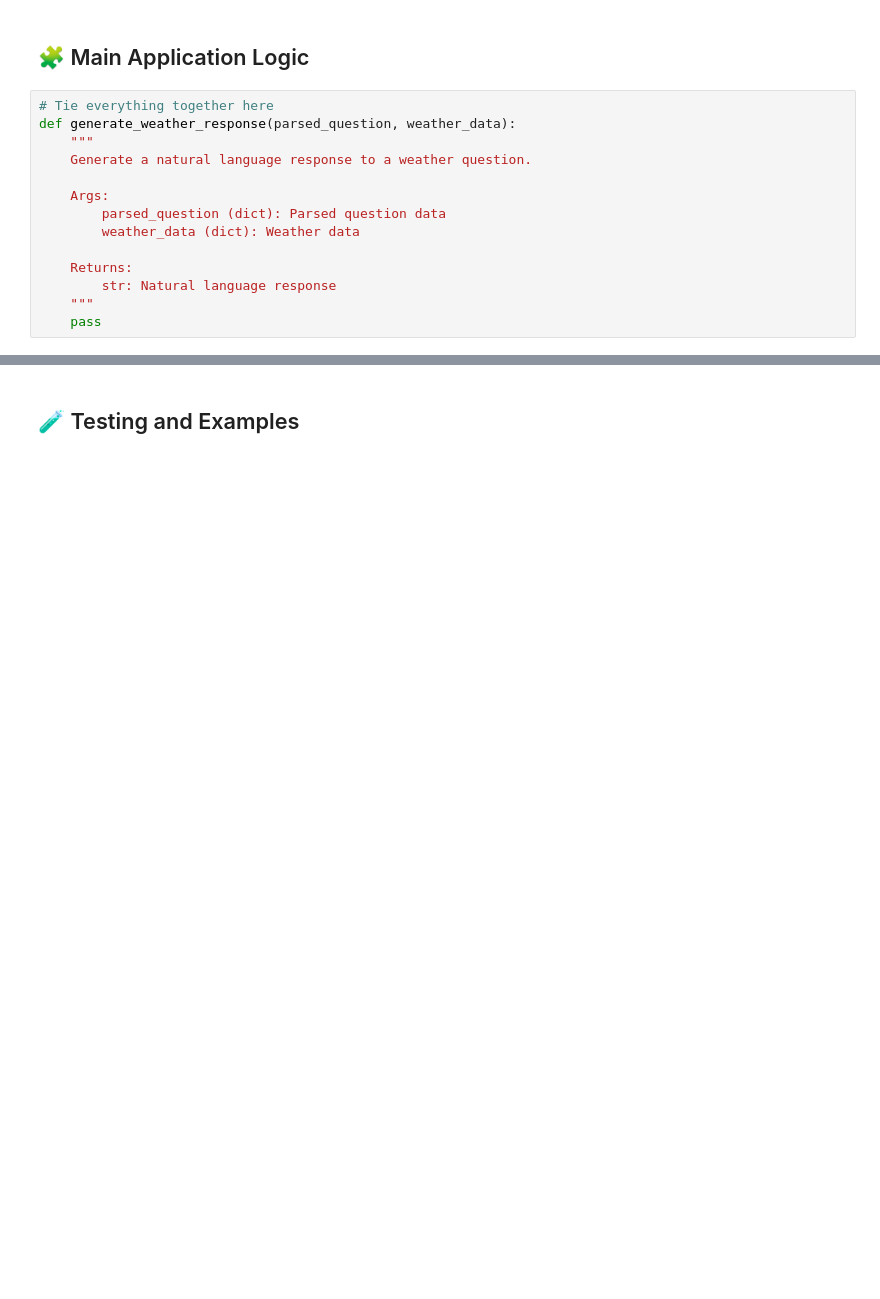
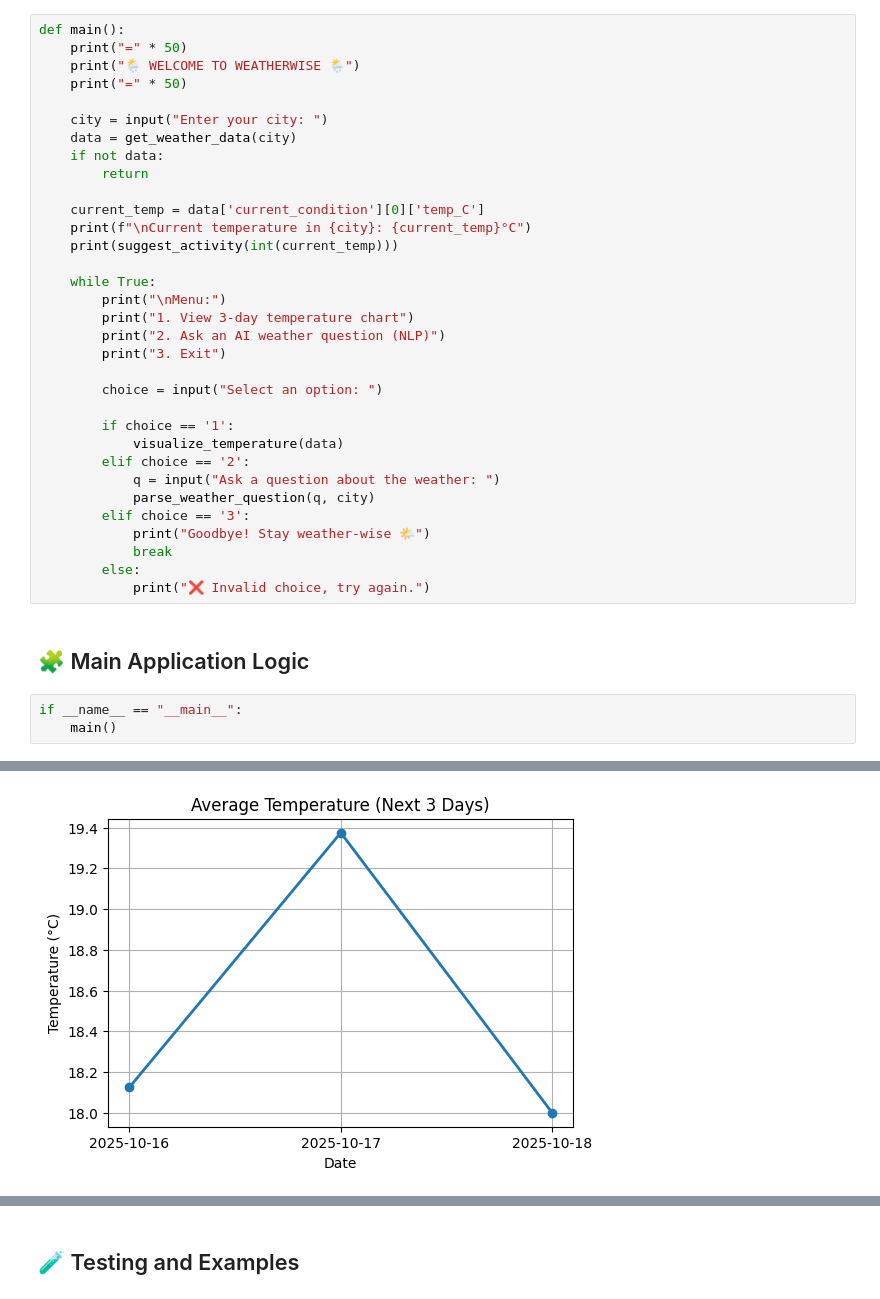
Before and after one commit to yeonsu-park12/weatherwise_yeonsu-park, a Jupyter notebook: starter_notebook.ipynb, the cells around one changed output, grey strips where cells are left out. Cells and saved outputs as stored; diff of their text form; blank space fills up the shorter version.

```diff
--- a/starter_notebook.ipynb
+++ b/starter_notebook.ipynb
@@ -123,16 +157,39 @@ def parse_weather_question(question):
+# %%
+def main():
+    print("=" * 50)
+    print("🌦 WELCOME TO WEATHERWISE 🌦")
+    print("=" * 50)
+
+    city = input("Enter your city: ")
+    data = get_weather_data(city)
+    if not data:
+        return
+
+    current_temp = data['current_condition'][0]['temp_C']
+    print(f"\nCurrent temperature in {city}: {current_temp}°C")
+    print(suggest_activity(int(current_temp)))
+
+    while True:
+        print("\nMenu:")
+        print("1. View 3-day temperature chart")
+        print("2. Ask an AI weather question (NLP)")
+        print("3. Exit")
+
+        choice = input("Select an option: ")
+
+        if choice == '1':
+            visualize_temperature(data)
+        elif choice == '2':
+            q = input("Ask a question about the weather: ")
+            parse_weather_question(q, city)
+        elif choice == '3':
+            print("Goodbye! Stay weather-wise 🌤")
+            break
+        else:
+            print("❌ Invalid choice, try again.")
 # %% [markdown]
 ## 🧩 Main Application Logic
-# %%
-# Tie everything together here
-def generate_weather_response(parsed_question, weather_data):
-    """
-    Generate a natural language response to a weather question.
-
-    Args:
-        parsed_question (dict): Parsed question data
-        weather_data (dict): Weather data
-
-    Returns:
-        str: Natural language response
-    """
-    pass
+# %%
+if __name__ == "__main__":
+    main()
+# %% [output]
@@ -138,0 +209 @@ def generate_weather_response(parsed_question, weather_data):
+[figure, added]
```
Also changed, not shown: parts of 16 cells of this notebook.
